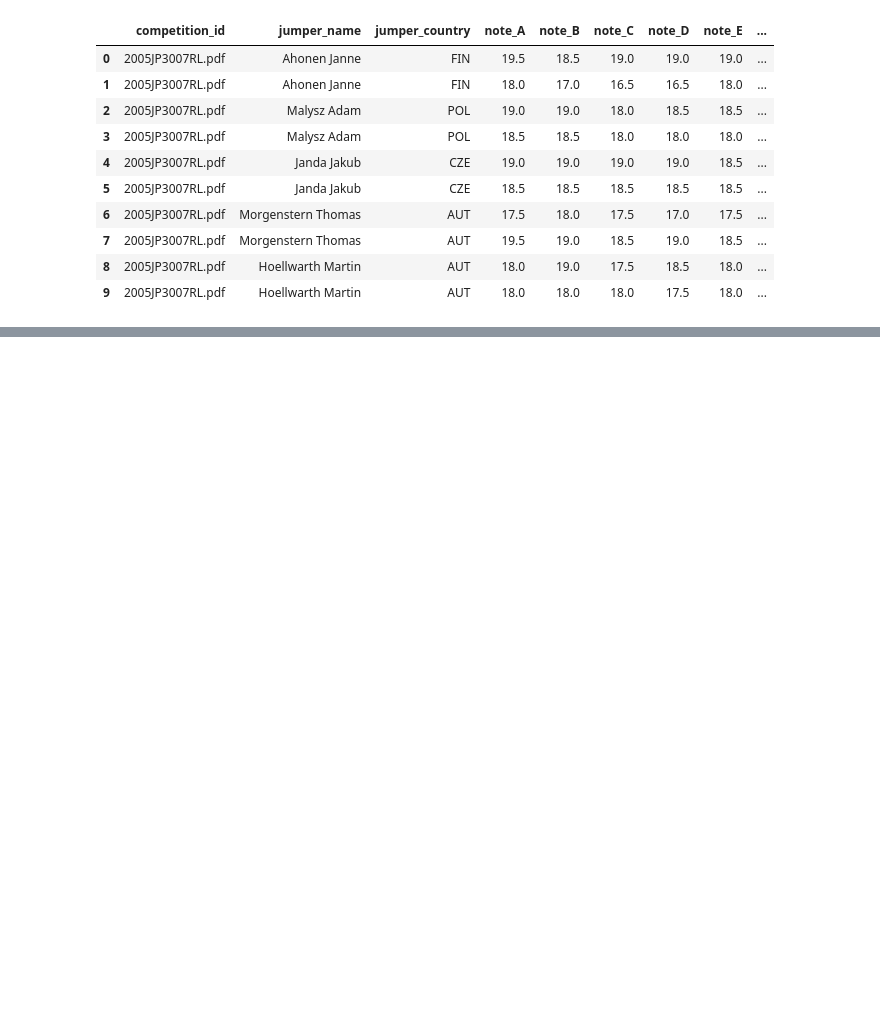
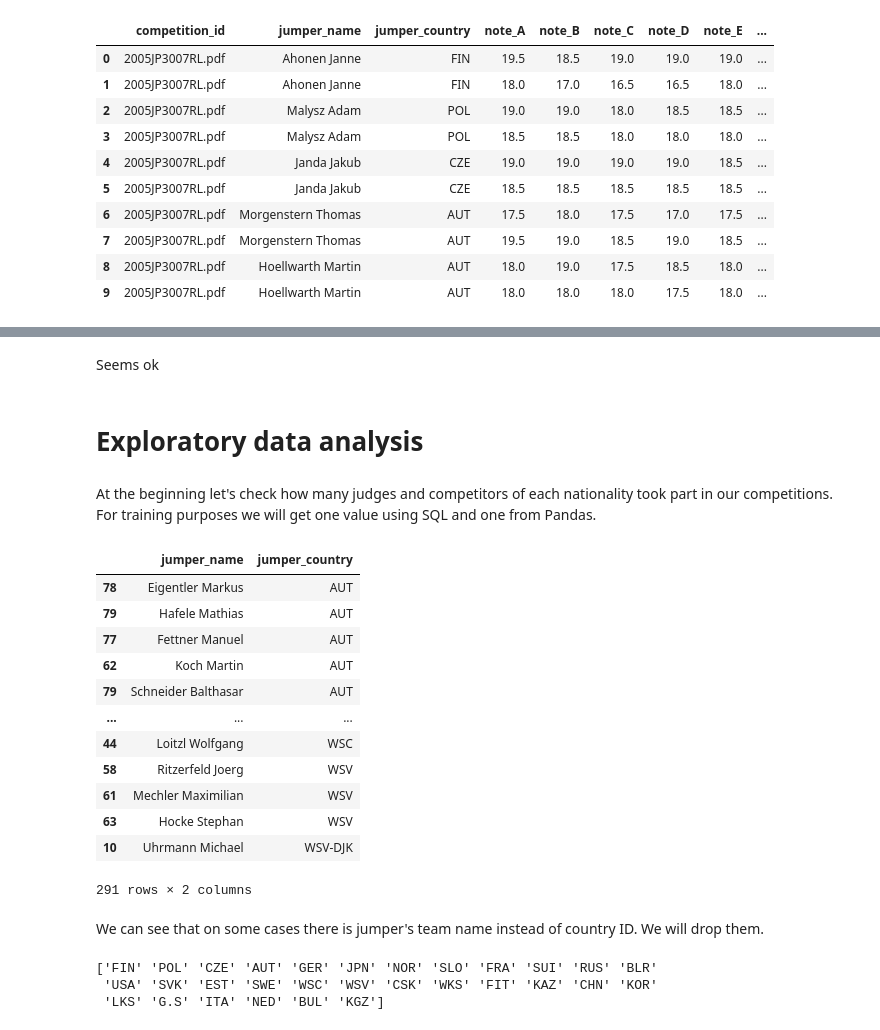
Before and after one commit to vroobelle93/02_ski_jumping, a Jupyter notebook: 02_ski_jumping.ipynb, the cells around one changed output, grey strips where cells are left out. Cells and saved outputs as stored; diff of their text form; code cells hidden in the pictures; blank space fills up the shorter version.

```diff
--- a/02_ski_jumping.ipynb
+++ b/02_ski_jumping.ipynb
@@ -297,0 +355,34 @@ As we see above, we got 6987 entries, in which 6984 non-null. What's more, we ca
+# %% [markdown]
+Seems ok
+# %% [markdown]
+# Exploratory data analysis
+# %% [markdown]
+At the beginning let's check how many judges and competitors of each nationality took part in our competitions. For training purposes we will get one value using SQL and one from Pandas.
+# %%
+# Create a DataFrame containing distinct values of jumpers and countries
+jumpers_df = scores_df_clean.drop_duplicates(subset=['jumper_name', 'jumper_country'])[['jumper_name', 'jumper_country']]
+jumpers_df.sort_values('jumper_country')
+# %% [output]
+|  | jumper_name | jumper_country |
+| 78 | Eigentler Markus | AUT |
+| 79 | Hafele Mathias | AUT |
+| 77 | Fettner Manuel | AUT |
+| 62 | Koch Martin | AUT |
+| 79 | Schneider Balthasar | AUT |
+| ... | ... | ... |
+| 44 | Loitzl Wolfgang | WSC |
+| 58 | Ritzerfeld Joerg | WSV |
+| 61 | Mechler Maximilian | WSV |
+| 63 | Hocke Stephan | WSV |
+| 10 | Uhrmann Michael | WSV-DJK |
+291 rows × 2 columns
+# %% [markdown]
+We can see that on some cases there is jumper's team name instead of country ID. We will drop them.
+# %%
+jumpers_df = jumpers_df.loc[jumpers_df['jumper_country'].str.len()==3]
+# Print values left
+print(jumpers_df['jumper_country'].unique())
+# %% [output]
+['FIN' 'POL' 'CZE' 'AUT' 'GER' 'JPN' 'NOR' 'SLO' 'FRA' 'SUI' 'RUS' 'BLR'
+ 'USA' 'SVK' 'EST' 'SWE' 'WSC' 'WSV' 'CSK' 'WKS' 'FIT' 'KAZ' 'CHN' 'KOR'
+ 'LKS' 'G.S' 'ITA' 'NED' 'BUL' 'KGZ']
```
Also changed, not shown: parts of 17 cells of this notebook, 8 other files.
